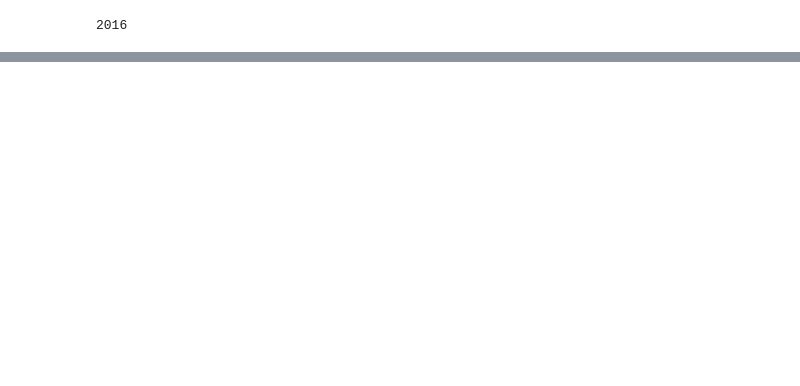
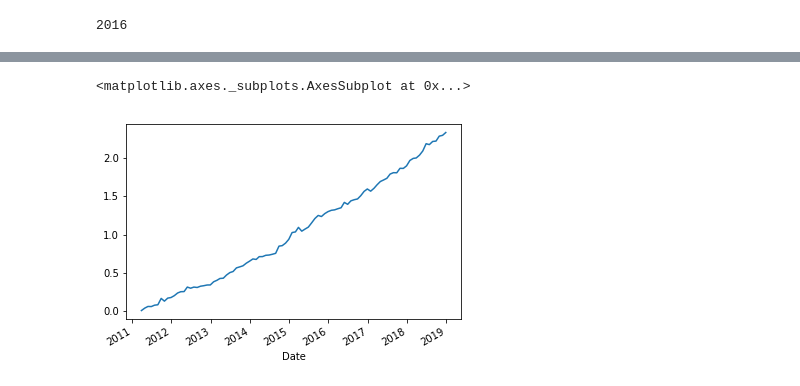
Before and after one commit to valmal/momentum, a Jupyter notebook: mom-mecklai.ipynb, the cells around one changed output, grey strips where cells are left out. Cells and saved outputs as stored; diff of their text form; code cells hidden in the pictures; blank space fills up the shorter version.

```diff
--- a/mom-mecklai.ipynb
+++ b/mom-mecklai.ipynb
@@ -190,0 +314,10 @@ df_1['USD/CNY'].plot()
+# %%
+prt=prt.loc[prt['portfolio'].isin(['low', 'high'])]
+# %%
+prt=prt.reset_index()
+# %%
+import numpy as np
+#where portfolio is 'low', change sign
+prt['Ret'] = np.where(prt['portfolio'] == 'low', abs(prt['Returns']),prt['Returns'])
+prt['share']=0.1
+prt=prt[['Date']]
@@ -190,0 +350,12 @@ df_1['USD/CNY'].plot()
+# %%
+prt['mul'] = prt['Ret'] * prt['share']
+#plotting portfolio returns
+rets=prt.groupby(['Date'])['mul'].sum()  ### this is the same as dot product
+# %%
+#plotting cumulative returns
+import matplotlib.pyplot as plt
+cumRet = ((1+rets).cumprod()-1)
+cumRet.plot()
+# %% [output]
+<matplotlib.axes._subplots.AxesSubplot at 0x...>
+[figure, added]
```
Also changed, not shown: parts of 24 cells of this notebook.
